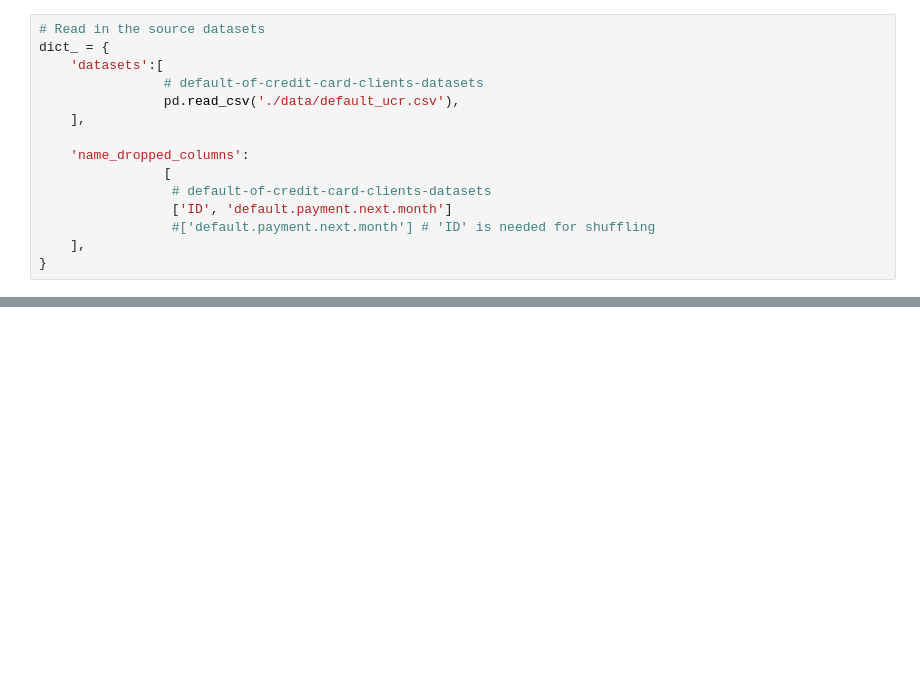
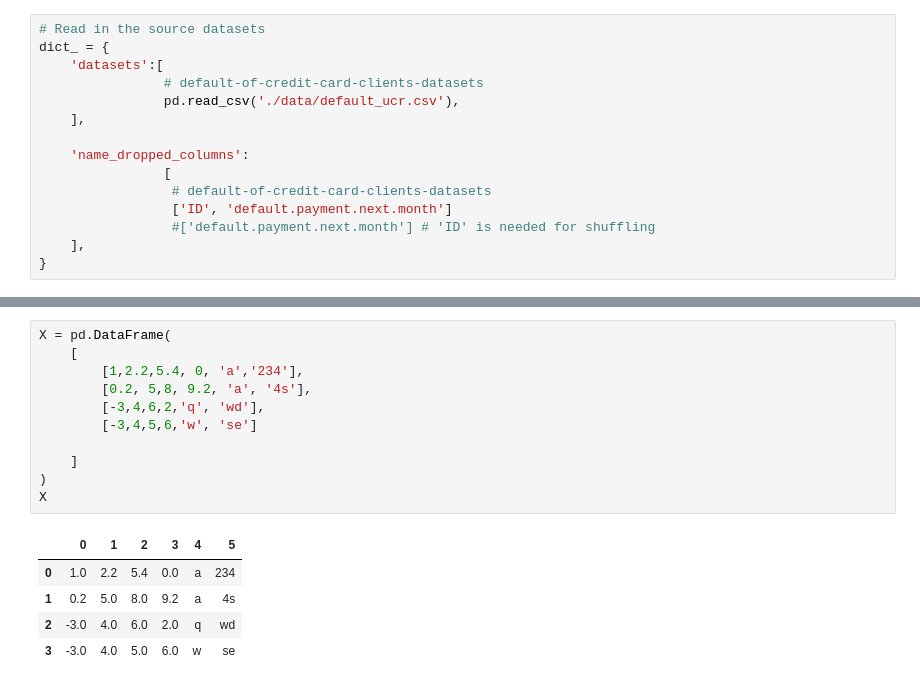
Before and after one commit to Dezzmanster/AML_Risk, a Jupyter notebook: preprocessor/nvt-raw.ipynb, the cells around one changed output, grey strips where cells are left out. Cells and saved outputs as stored; diff of their text form; blank space fills up the shorter version.

```diff
--- a/preprocessor/nvt-raw.ipynb
+++ b/preprocessor/nvt-raw.ipynb
@@ -243,0 +320,17 @@ NameError: name 'f_dict' is not defined
+# %%
+X = pd.DataFrame(
+    [
+        [1,2.2,5.4, 0, 'a','234'],
+        [0.2, 5,8, 9.2, 'a', '4s'],
+        [-3,4,6,2,'q', 'wd'],
+        [-3,4,5,6,'w', 'se']
+
+    ]
+)
+X
+# %% [output]
+|  | 0 | 1 | 2 | 3 | 4 | 5 |
+| 0 | 1.0 | 2.2 | 5.4 | 0.0 | a | 234 |
+| 1 | 0.2 | 5.0 | 8.0 | 9.2 | a | 4s |
+| 2 | -3.0 | 4.0 | 6.0 | 2.0 | q | wd |
+| 3 | -3.0 | 4.0 | 5.0 | 6.0 | w | se |
```
Also changed, not shown: parts of 11 cells of this notebook, 1 other file.
